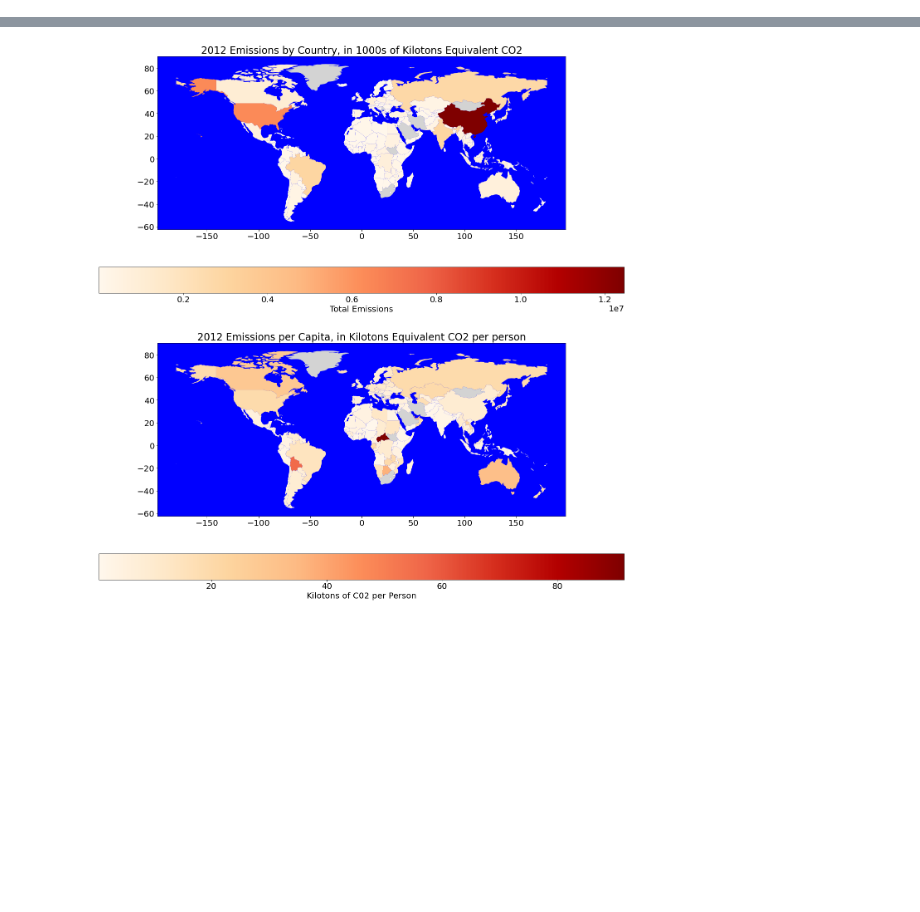
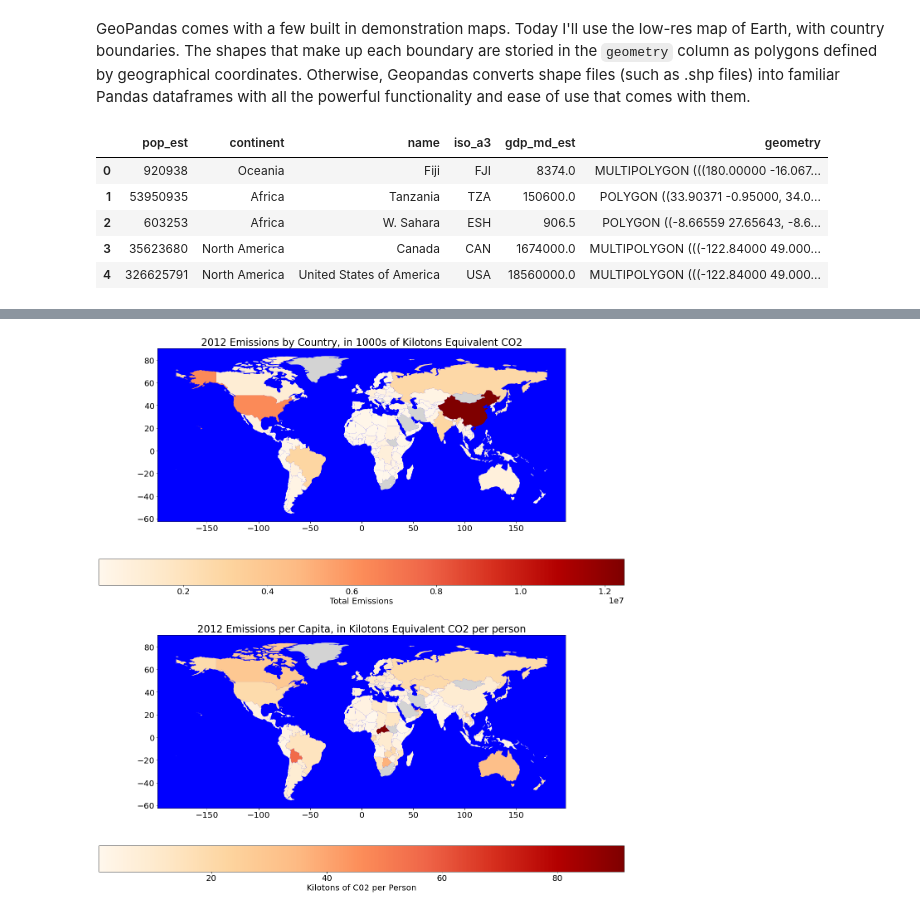
Before and after one commit to Caellwyn/geopandas_demonstration, a Jupyter notebook: geopandas_blog.ipynb, the cells around one changed output, grey strips where cells are left out. Saved outputs shown, nothing was run; the diff lists cells and outputs as text; code cells hidden in the pictures; blank space fills up the shorter version.

```diff
--- a/geopandas_blog.ipynb
+++ b/geopandas_blog.ipynb
@@ -18,0 +28,12 @@ indicators.head()
+# %% [markdown]
+GeoPandas comes with a few built in demonstration maps.  Today I'll use the low-res map of Earth, with country boundaries.  The shapes that make up each boundary are storied in the `geometry` column as polygons defined by geographical coordinates.  Otherwise, Geopandas converts shape files (such as .shp files) into familiar Pandas dataframes with all the powerful functionality and ease of use that comes with them.
+# %%
+earth = geopandas.read_file(geopandas.datasets.get_path('naturalearth_lowres'))
+earth.head()
+# %% [output]
+|  | pop_est | continent | name | iso_a3 | gdp_md_est | geometry |
+| 0 | 920938 | Oceania | Fiji | FJI | 8374.0 | MULTIPOLYGON (((180.00000 -16.067... |
+| 1 | 53950935 | Africa | Tanzania | TZA | 150600.0 | POLYGON ((33.90371 -0.95000, 34.0... |
+| 2 | 603253 | Africa | W. Sahara | ESH | 906.5 | POLYGON ((-8.66559 27.65643, -8.6... |
+| 3 | 35623680 | North America | Canada | CAN | 1674000.0 | MULTIPOLYGON (((-122.84000 49.000... |
+| 4 | 326625791 | North America | United States of America | USA | 18560000.0 | MULTIPOLYGON (((-122.84000 49.000... |
```
Also changed, not shown: parts of 21 cells of this notebook.
